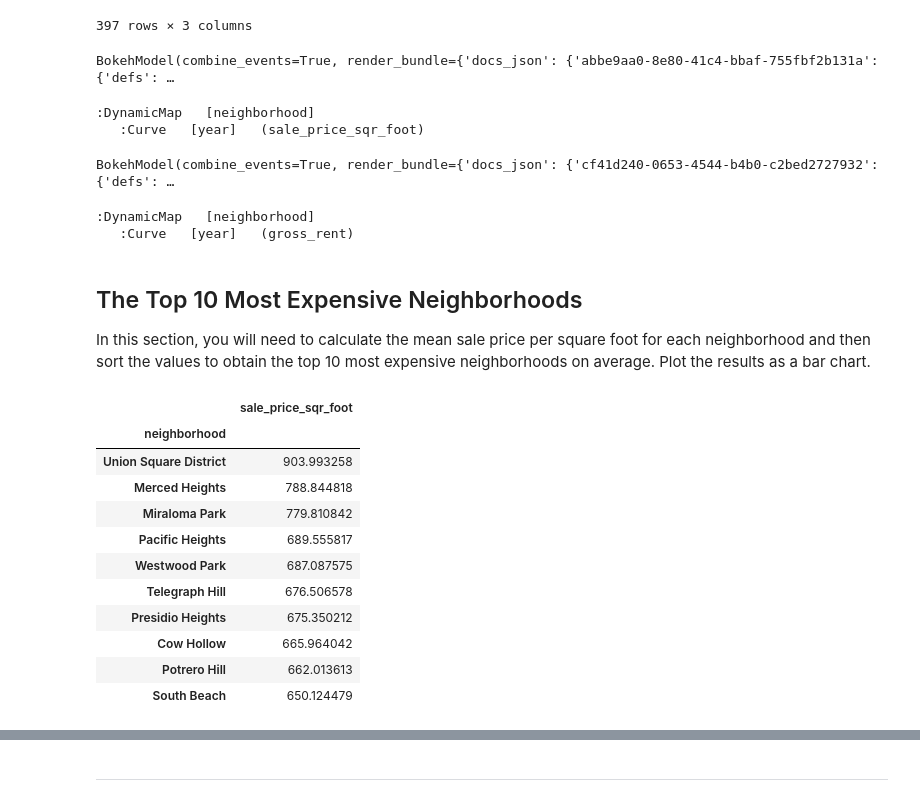
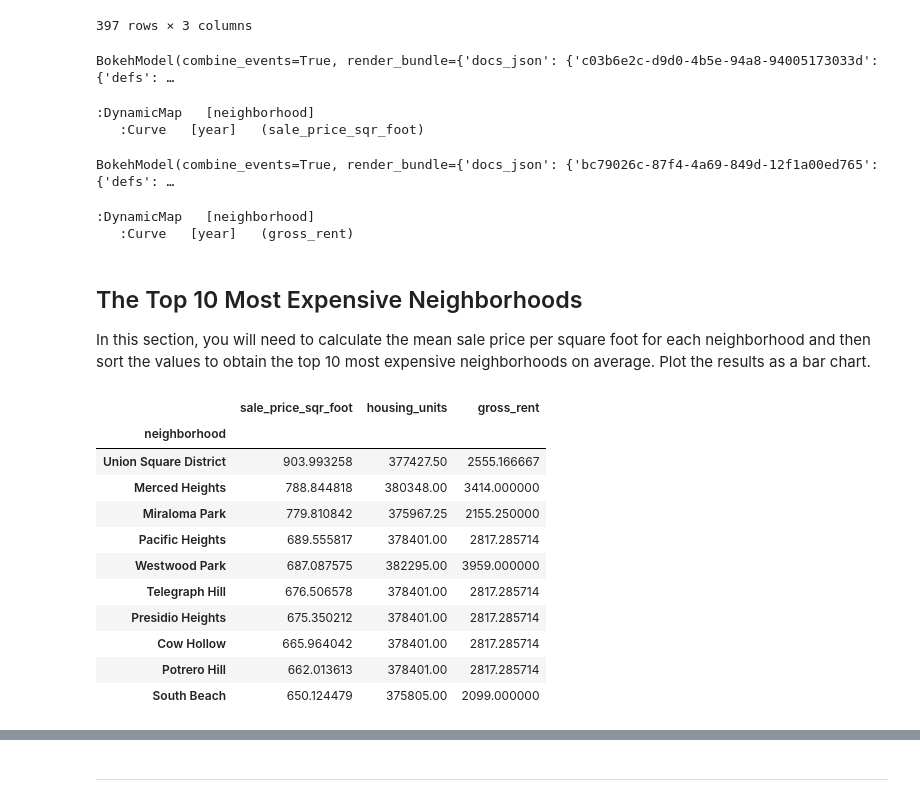
Before and after one commit to spearl7076/Unit6-Homework, a Jupyter notebook: Homework/Instructions/Starter_Code/rental_analysis.ipynb, the cells around one changed output, grey strips where cells are left out. Saved outputs shown, nothing was run; the diff lists cells and outputs as text; code cells hidden in the pictures.

```diff
--- a/Homework/Instructions/Starter_Code/rental_analysis.ipynb
+++ b/Homework/Instructions/Starter_Code/rental_analysis.ipynb
@@ -161,17 +180,32 @@ prices_by_neighborhood
 # %%
 # Use hvplot to create an interactive line chart of the average price per sq ft.
 # The plot should have a dropdown selector for the neighborhood
-prices_by_neighborhood['sale_price_sqr_foot'].hvplot(title="Average Price Per Sq FT by Neighborhood",groupby='neighborhood')
+#prices_by_neighborhood['sale_price_sqr_foot'].hvplot(title="Average Price Per Sq FT by Neighborhood",groupby='neighborhood')
+prices_by_neighborhood_sq_ft_plot = prices_by_neighborhood['sale_price_sqr_foot'].hvplot(
+    title="Average Price Per Sq FT by Neighborhood",
+    ylabel='Avg. Sale Price per Square Foot',
+    xlabel='Year',
+    groupby='neighborhood'
+)
+prices_by_neighborhood_sq_ft_plot
 # %% [output]
-BokehModel(combine_events=True, render_bundle={'docs_json': {'abbe9aa0-8e80-41c4-bbaf-755fbf2b131a': {'defs': …
+BokehModel(combine_events=True, render_bundle={'docs_json': {'c03b6e2c-d9d0-4b5e-94a8-94005173033d': {'defs': …
 :DynamicMap   [neighborhood]
    :Curve   [year]   (sale_price_sqr_foot)
 # %%
 # Use hvplot to create an interactive line chart of the average monthly rent.
 # The plot should have a dropdown selector for the neighborhood
-prices_by_neighborhood['gross_rent'].hvplot(title="Average Monthly Rent by Neighborhood",groupby='neighborhood')
+#prices_by_neighborhood['gross_rent'].hvplot(title="Average Monthly Rent by Neighborhood",groupby='neighborhood')
+
+prices_by_neighborhood_rent_plot = prices_by_neighborhood['gross_rent'].hvplot(
+    title="Average Monthly Rent by Neighborhood",
+    ylabel='Avg. Gross Rent per Year',
+    xlabel='Year',
+    groupby='neighborhood'
+)
+prices_by_neighborhood_rent_plot
 # %% [output]
-BokehModel(combine_events=True, render_bundle={'docs_json': {'cf41d240-0653-4544-b4b0-c2bed2727932': {'defs': …
+BokehModel(combine_events=True, render_bundle={'docs_json': {'bc79026c-87f4-4a69-849d-12f1a00ed765': {'defs': …
 :DynamicMap   [neighborhood]
    :Curve   [year]   (gross_rent)
 # %% [markdown]
@@ -180,21 +214,21 @@ BokehModel(combine_events=True, render_bundle={'docs_json': {'cf41d240-0653-4544
 In this section, you will need to calculate the mean sale price per square foot for each neighborhood and then sort the values to obtain the top 10 most expensive neighborhoods on average. Plot the results as a bar chart.
 # %%
 # Getting the data from the top 10 expensive neighborhoods to own
-most_expensive_neighborhood = sfo_data[['neighborhood','sale_price_sqr_foot']].groupby('neighborhood').mean().sort_values('sale_price_sqr_foot')
+most_expensive_neighborhood = sfo_data.groupby('neighborhood').mean().sort_values('sale_price_sqr_foot')
 ten_most_expensive_neighborhood = most_expensive_neighborhood.nlargest(10,'sale_price_sqr_foot')
 ten_most_expensive_neighborhood
 # %% [output]
-|  | sale_price_sqr_foot |
-| neighborhood |  |
-| Union Square District | 903.993258 |
-| Merced Heights | 788.844818 |
-| Miraloma Park | 779.810842 |
-| Pacific Heights | 689.555817 |
-| Westwood Park | 687.087575 |
-| Telegraph Hill | 676.506578 |
-| Presidio Heights | 675.350212 |
-| Cow Hollow | 665.964042 |
-| Potrero Hill | 662.013613 |
-| South Beach | 650.124479 |
+|  | sale_price_sqr_foot | housing_units | gross_rent |
+| neighborhood |  |  |  |
+| Union Square District | 903.993258 | 377427.50 | 2555.166667 |
+| Merced Heights | 788.844818 | 380348.00 | 3414.000000 |
+| Miraloma Park | 779.810842 | 375967.25 | 2155.250000 |
+| Pacific Heights | 689.555817 | 378401.00 | 2817.285714 |
+| Westwood Park | 687.087575 | 382295.00 | 3959.000000 |
+| Telegraph Hill | 676.506578 | 378401.00 | 2817.285714 |
+| Presidio Heights | 675.350212 | 378401.00 | 2817.285714 |
+| Cow Hollow | 665.964042 | 378401.00 | 2817.285714 |
+| Potrero Hill | 662.013613 | 378401.00 | 2817.285714 |
+| South Beach | 650.124479 | 375805.00 | 2099.000000 |
 # %%
 # Plotting the data from the top 10 expensive neighborhoods
```
Also changed, not shown: parts of 6 cells of this notebook.
